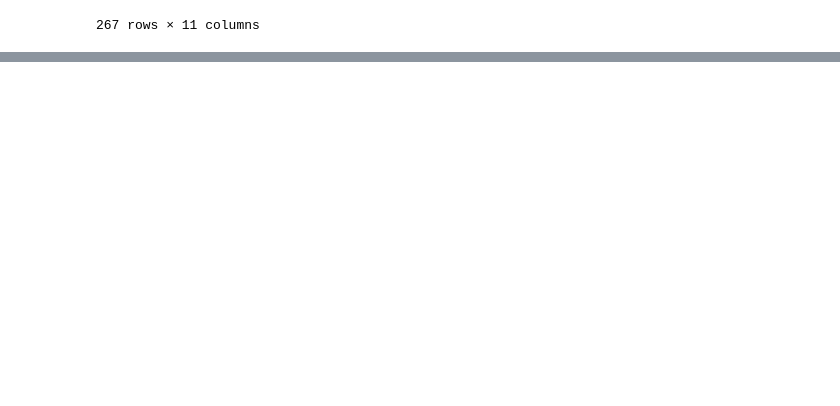
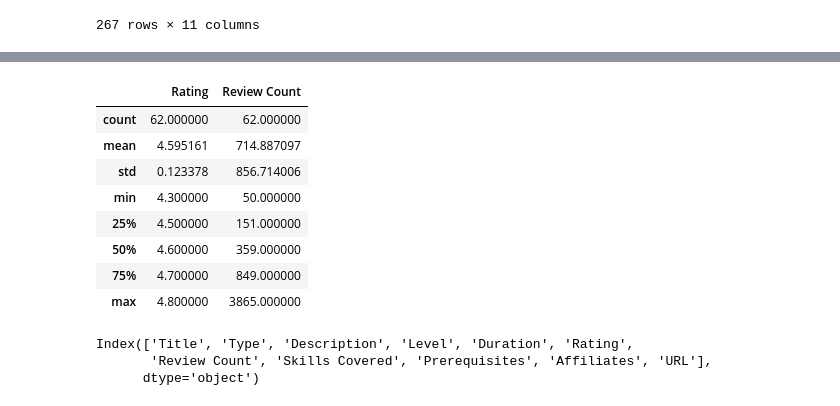
Before and after one commit to humancoder1/Course-Intern_Recommendation_Model, a Jupyter notebook: Analysis.ipynb, the cells around one changed output, grey strips where cells are left out. Cells and saved outputs as stored; diff of their text form; code cells hidden in the pictures; blank space fills up the shorter version.

```diff
--- a/Analysis.ipynb
+++ b/Analysis.ipynb
@@ -22,0 +100,18 @@ dataframe1
+# %%
+dataframe1.describe()
+# %% [output]
+|  | Rating | Review Count |
+| count | 62.000000 | 62.000000 |
+| mean | 4.595161 | 714.887097 |
+| std | 0.123378 | 856.714006 |
+| min | 4.300000 | 50.000000 |
+| 25% | 4.500000 | 151.000000 |
+| 50% | 4.600000 | 359.000000 |
+| 75% | 4.700000 | 849.000000 |
+| max | 4.800000 | 3865.000000 |
+# %%
+dataframe1.columns
+# %% [output]
+Index(['Title', 'Type', 'Description', 'Level', 'Duration', 'Rating',
+       'Review Count', 'Skills Covered', 'Prerequisites', 'Affiliates', 'URL'],
+      dtype='object')
```
Also changed, not shown: parts of 10 cells of this notebook.
